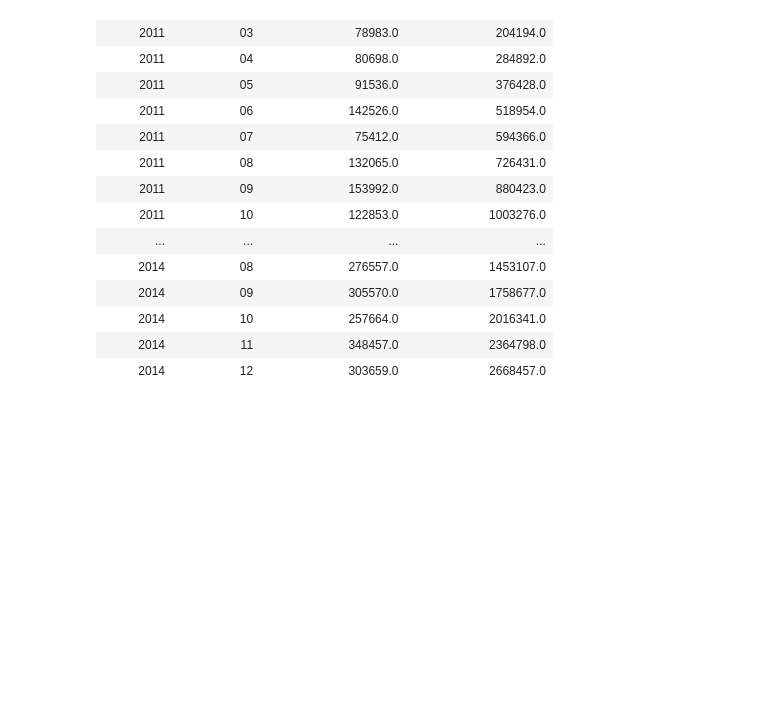
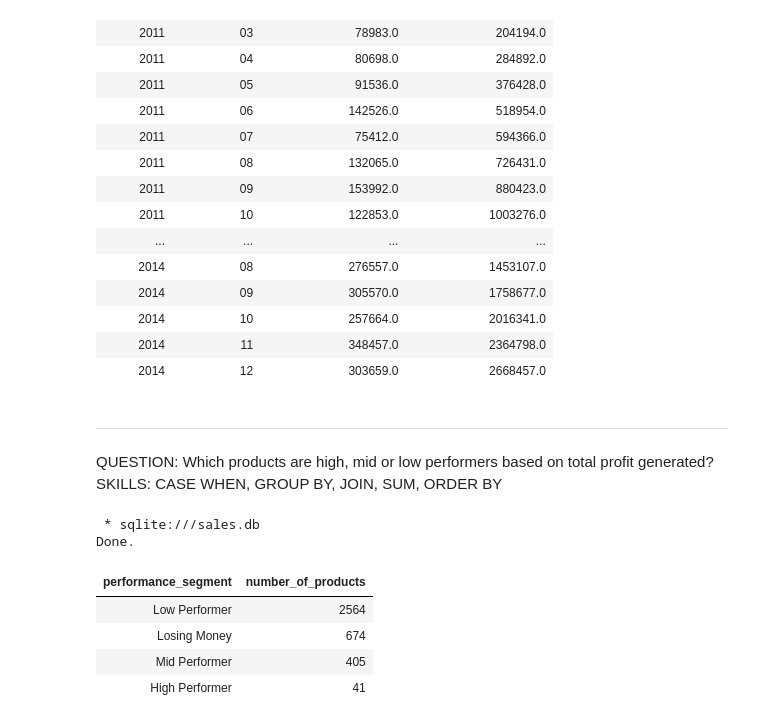
Before and after one commit to moztarib/data-analytics-sql, a Jupyter notebook: notebooks/00_load_data.ipynb, the cells around one changed output. Drawn from its saved outputs; the diff is of its cells as text; code cells hidden in the pictures; blank space fills up the shorter version.

```diff
--- a/notebooks/00_load_data.ipynb
+++ b/notebooks/00_load_data.ipynb
@@ -597,3 +598,8 @@ Done.
 | 2014 | 10 | 257664.0 | 2016341.0 |
 | 2014 | 11 | 348457.0 | 2364798.0 |
 | 2014 | 12 | 303659.0 | 2668457.0 |
+# %% [markdown]
+---------------------------------------------------------------------------------------------------------------------------------
+
+QUESTION: Which products are high, mid or low performers based on total profit generated?\
+SKILLS:   CASE WHEN, GROUP BY, JOIN, SUM, ORDER BY
@@ -599,0 +623,30 @@ Done.
+# %%
+%%sql
+
+SELECT
+    performance_segment,
+    COUNT(*) AS number_of_products
+FROM (
+    SELECT
+        p.product_name,
+        ROUND(SUM(f.profit), 2) AS total_profit,
+        CASE
+            WHEN SUM(f.profit) > 5000 THEN 'High Performer'
+            WHEN SUM(f.profit) > 1000 THEN 'Mid Performer'
+            WHEN SUM(f.profit) > 0    THEN 'Low Performer'
+            ELSE 'Losing Money'
+        END AS performance_segment
+    FROM fact_orders f
+    JOIN dim_products p ON f.product_id = p.product_id
+    GROUP BY p.product_name
+) AS product_segments
+GROUP BY performance_segment
+ORDER BY number_of_products DESC;
+# %% [output]
+ * sqlite:///sales.db
+Done.
+| performance_segment | number_of_products |
+| Low Performer | 2564 |
+| Losing Money | 674 |
+| Mid Performer | 405 |
+| High Performer | 41 |
```
Also changed, not shown: parts of 5 cells of this notebook, 3 other files.
